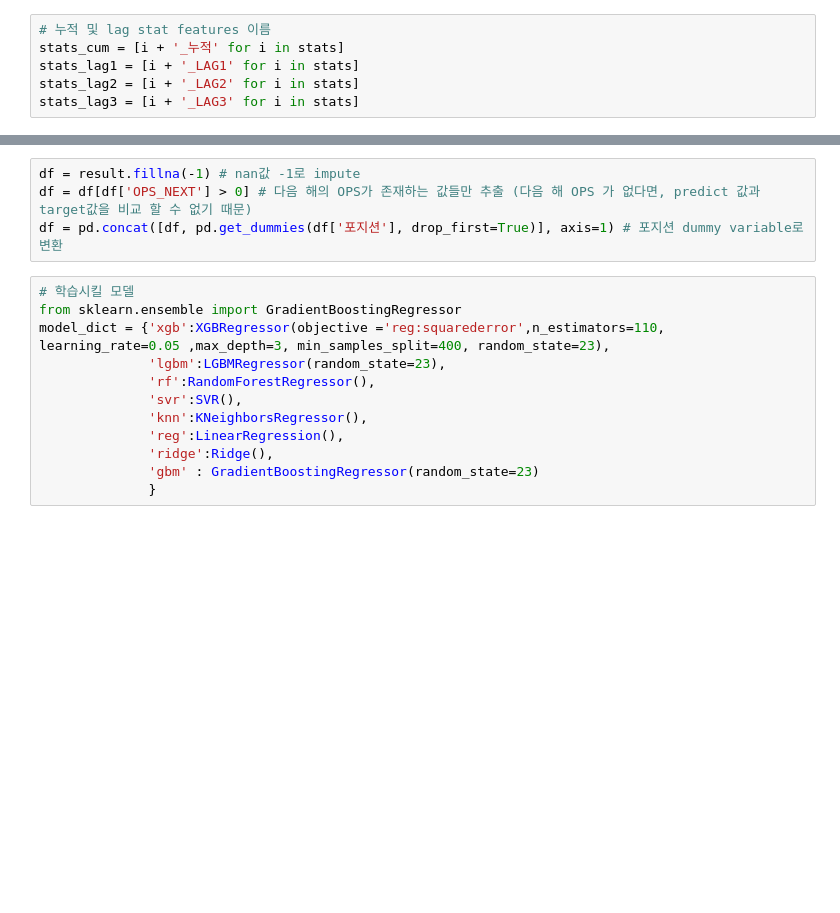
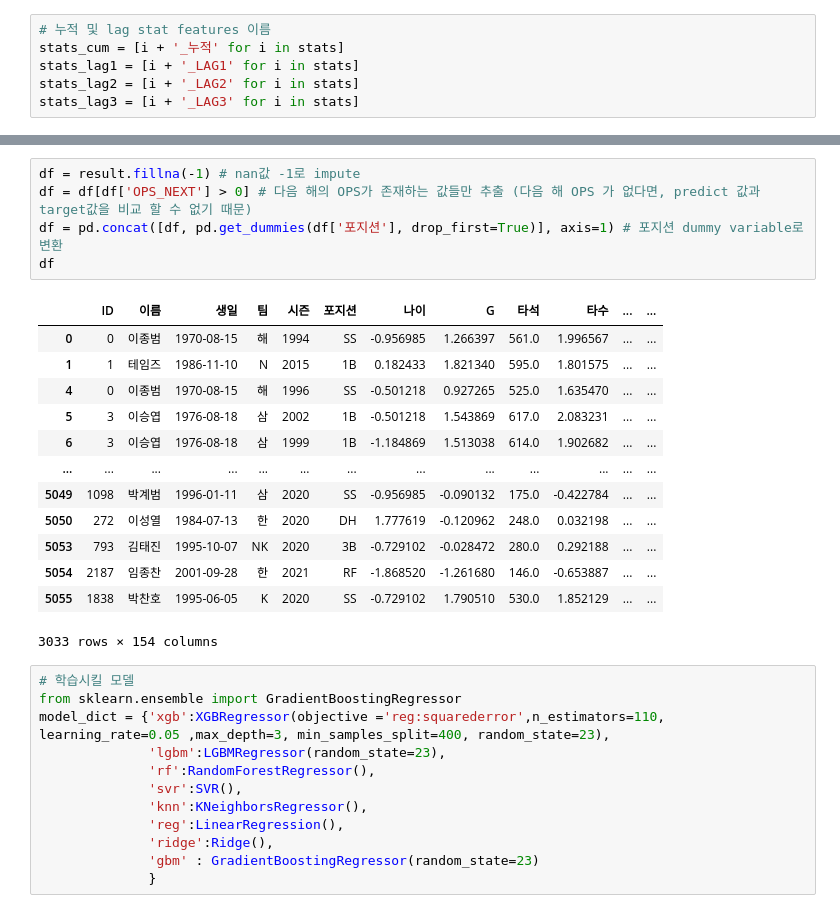
Before and after one commit to gmb408/OSSP-KBO-prediction, a Jupyter notebook: Model_Building.ipynb, the cells around one changed output, grey strips where cells are left out. Drawn from its saved outputs; the diff is of its cells as text; blank space fills up the shorter version.

```diff
--- a/Model_Building.ipynb
+++ b/Model_Building.ipynb
@@ -79,7 +65,22 @@ result[z_cols] = irisDF_scaled[z_cols]
 # %%
 df = result.fillna(-1) # nan값 -1로 impute
 df = df[df['OPS_NEXT'] > 0] # 다음 해의 OPS가 존재하는 값들만 추출 (다음 해 OPS 가 없다면, predict 값과 target값을 비교 할 수 없기 때문)
 df = pd.concat([df, pd.get_dummies(df['포지션'], drop_first=True)], axis=1) # 포지션 dummy variable로 변환
+df
+# %% [output]
+|  | ID | 이름 | 생일 | 팀 | 시즌 | 포지션 | 나이 | G | 타석 | 타수 | ... | ... |
+| 0 | 0 | 이종범 | 1970-08-15 | 해 | 1994 | SS | -0.956985 | 1.266397 | 561.0 | 1.996567 | ... | ... |
+| 1 | 1 | 테임즈 | 1986-11-10 | N | 2015 | 1B | 0.182433 | 1.821340 | 595.0 | 1.801575 | ... | ... |
+| 4 | 0 | 이종범 | 1970-08-15 | 해 | 1996 | SS | -0.501218 | 0.927265 | 525.0 | 1.635470 | ... | ... |
+| 5 | 3 | 이승엽 | 1976-08-18 | 삼 | 2002 | 1B | -0.501218 | 1.543869 | 617.0 | 2.083231 | ... | ... |
+| 6 | 3 | 이승엽 | 1976-08-18 | 삼 | 1999 | 1B | -1.184869 | 1.513038 | 614.0 | 1.902682 | ... | ... |
+| ... | ... | ... | ... | ... | ... | ... | ... | ... | ... | ... | ... | ... |
+| 5049 | 1098 | 박계범 | 1996-01-11 | 삼 | 2020 | SS | -0.956985 | -0.090132 | 175.0 | -0.422784 | ... | ... |
+| 5050 | 272 | 이성열 | 1984-07-13 | 한 | 2020 | DH | 1.777619 | -0.120962 | 248.0 | 0.032198 | ... | ... |
+| 5053 | 793 | 김태진 | 1995-10-07 | NK | 2020 | 3B | -0.729102 | -0.028472 | 280.0 | 0.292188 | ... | ... |
+| 5054 | 2187 | 임종찬 | 2001-09-28 | 한 | 2021 | RF | -1.868520 | -1.261680 | 146.0 | -0.653887 | ... | ... |
+| 5055 | 1838 | 박찬호 | 1995-06-05 | K | 2020 | SS | -0.729102 | 1.790510 | 530.0 | 1.852129 | ... | ... |
+3033 rows × 154 columns
 # %%
 # 학습시킬 모델
 from sklearn.ensemble import GradientBoostingRegressor
```
Also changed, not shown: parts of 8 cells of this notebook.
